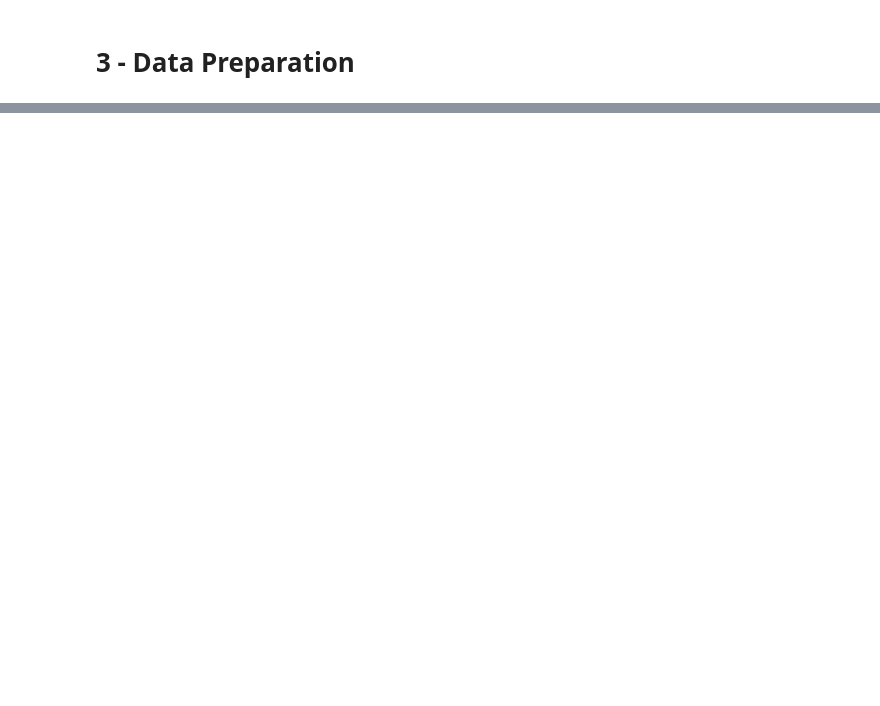
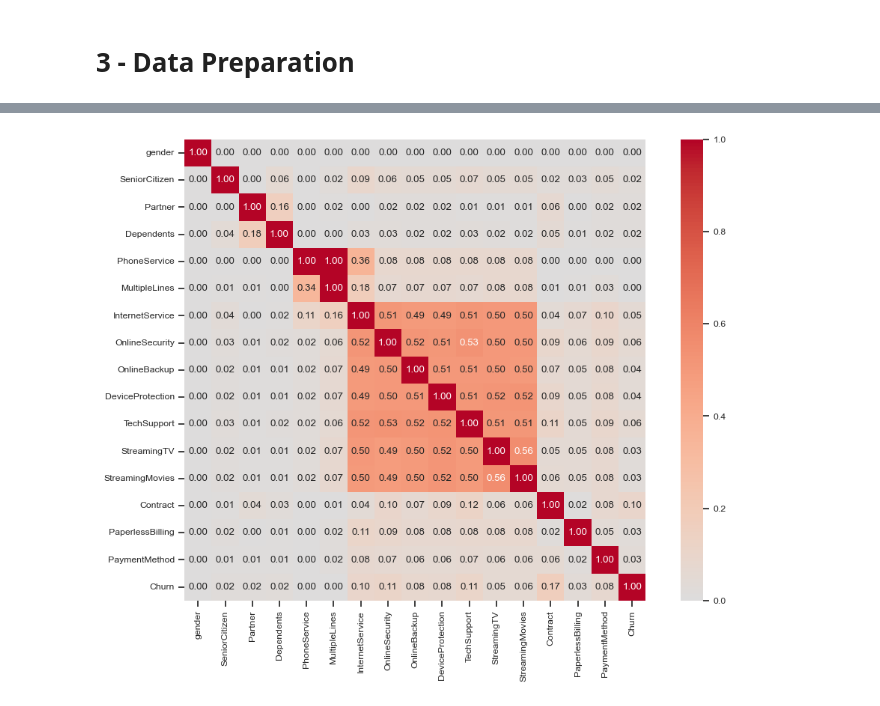
Before and after one commit to guipradow/churn_prediction, a Jupyter notebook: churn_prediction.ipynb, the cells around one changed output, grey strips where cells are left out. Drawn from its saved outputs; the diff is of its cells as text; code cells hidden in the pictures; blank space fills up the shorter version.

```diff
--- a/churn_prediction.ipynb
+++ b/churn_prediction.ipynb
@@ -155,0 +185,10 @@ for ax, col in zip(axes, num_cols):
+# %%
+# Theil's U heatmap
+fig, ax = plt.subplots(figsize=(12, 8))
+cramers_v = associations(df[cat_cols.drop("customerID")],
+                         nom_nom_assoc="theil",
+                         ax=ax,
+                         cmap="coolwarm"
+                        )
+# %% [output]
+[figure, added]
```
Also changed, not shown: parts of 9 cells of this notebook.
